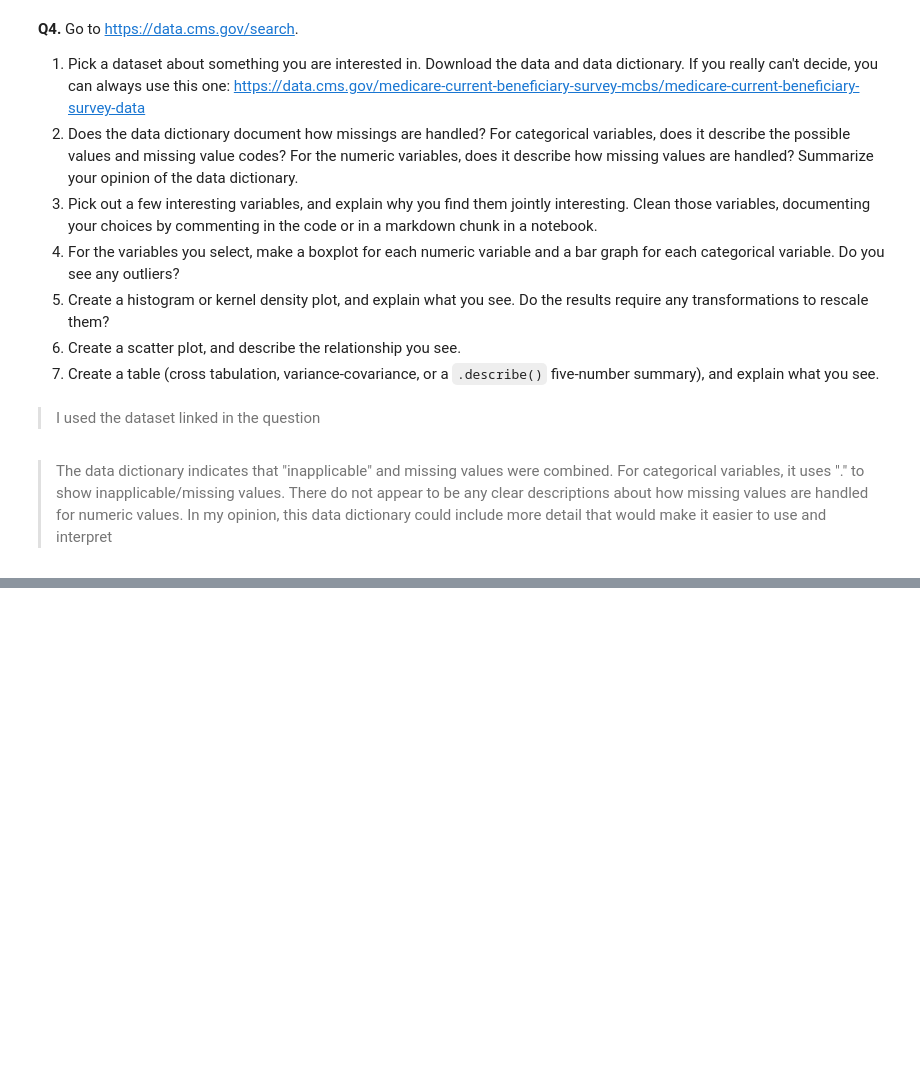
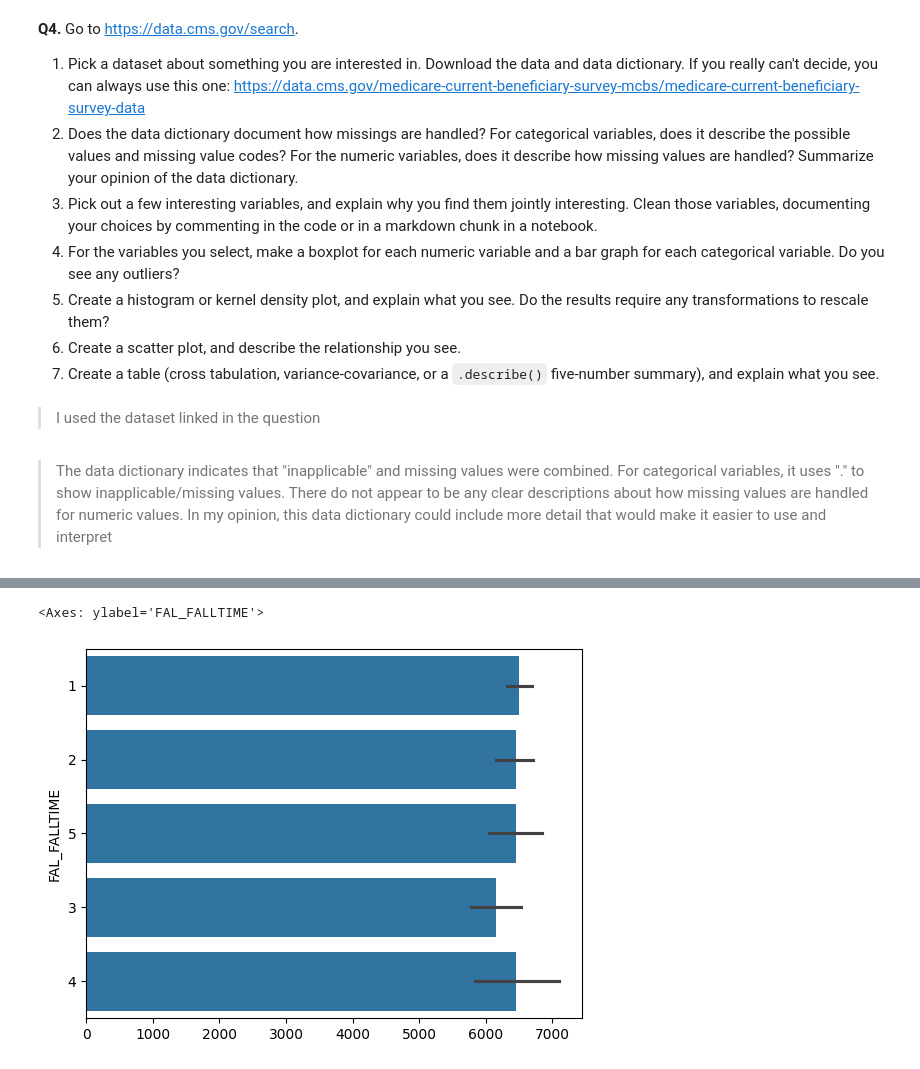
Before and after one commit to gkbrasselle/visualization, a Jupyter notebook: assignment/assignment.ipynb, the cells around one changed output, grey strips where cells are left out. Cells and saved outputs as stored; diff of their text form; code cells hidden in the pictures; blank space fills up the shorter version.

```diff
--- a/assignment/assignment.ipynb
+++ b/assignment/assignment.ipynb
@@ -264,0 +340,7 @@ df = pd.read_csv()
+# %%
+sns.barplot(df['FAL_FALLTIME'])
+
+# no clear outliers
+# %% [output]
+<Axes: ylabel='FAL_FALLTIME'>
+[figure, added]
```
Also changed, not shown: parts of 9 cells of this notebook.
